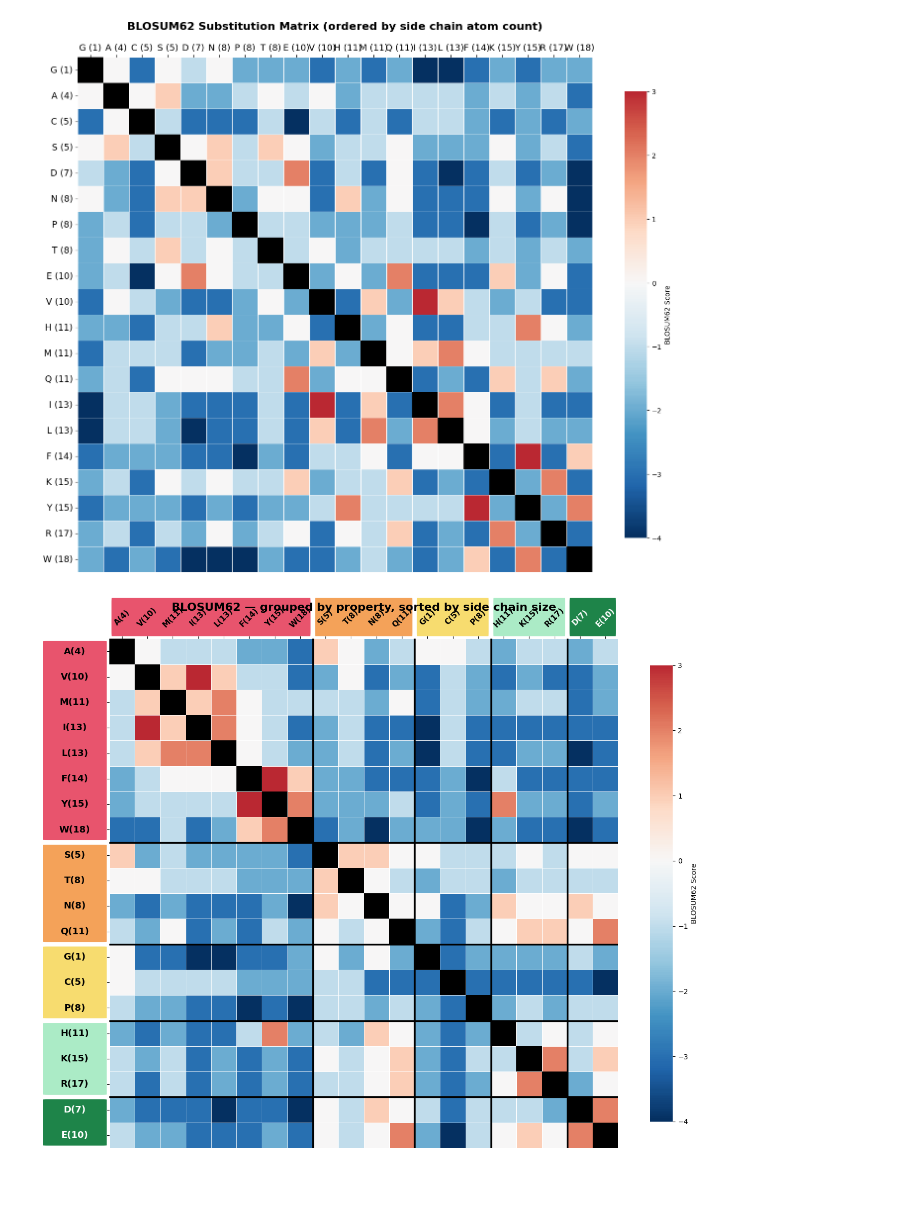
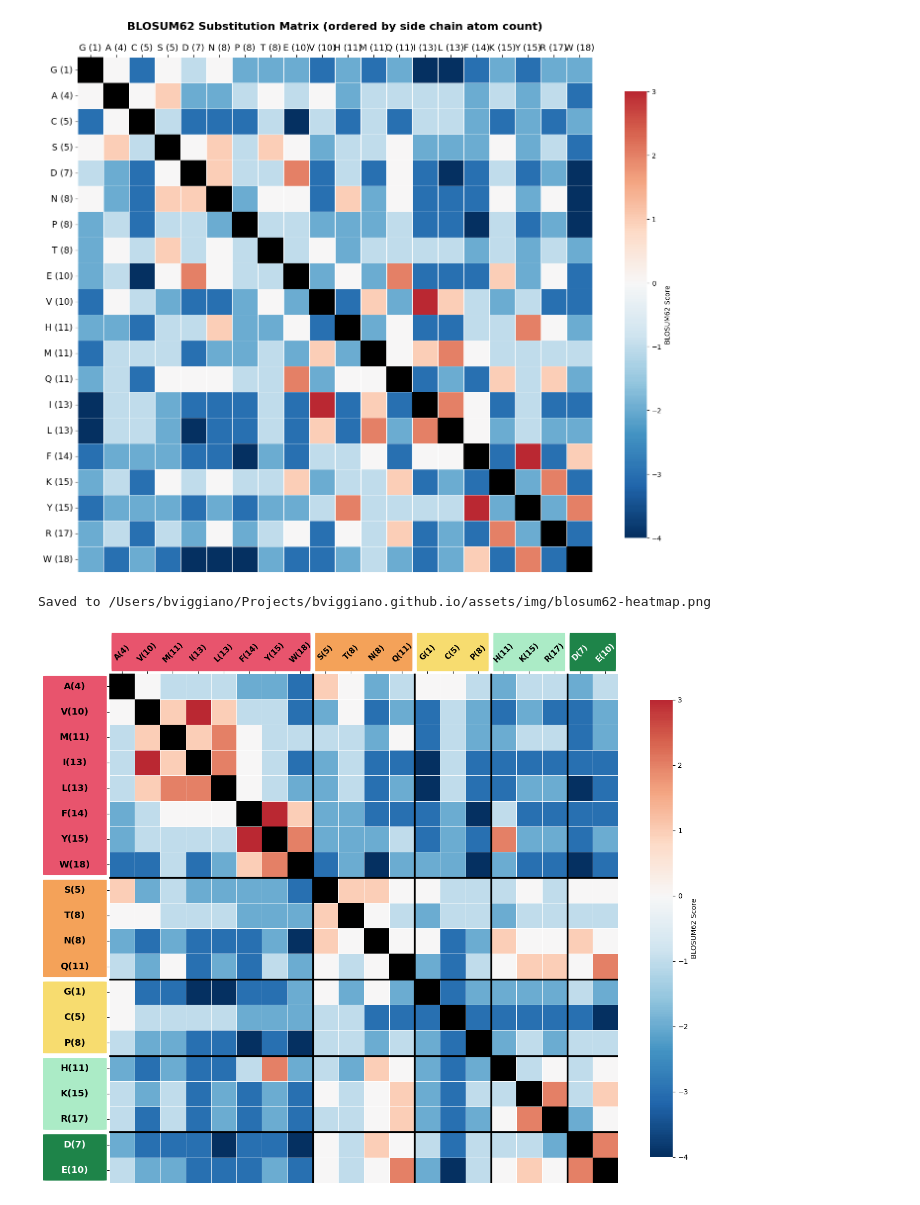
Before and after one commit to bviggiano/bviggiano.github.io, a Jupyter notebook: local_notebooks/blosum_heatmap.ipynb, the cells around one changed output. Saved outputs shown, nothing was run; the diff lists cells and outputs as text; code cells hidden in the pictures.

```diff
--- a/local_notebooks/blosum_heatmap.ipynb
+++ b/local_notebooks/blosum_heatmap.ipynb
@@ -337,6 +337,7 @@ plt.show()
 # %%
 from matplotlib.patches import FancyBboxPatch
 from matplotlib.transforms import blended_transform_factory
+from pathlib import Path
 
 # Mask the diagonal
 mask = np.eye(20, dtype=bool)
@@ -371,8 +372,6 @@ ax.set_xlabel("")
 ax.set_ylabel("")
 ax.set_xticklabels([])
 ax.set_yticklabels([])
-
-ax.set_title("BLOSUM62 — grouped by property, sorted by side chain size", fontsize=16, fontweight="bold", pad=40)
 
 # Group colors
 group_colors = [
@@ -402,31 +401,38 @@ trans_x = blended_transform_factory(ax.transData, ax.transAxes)
 for start, size, color in zip(starts, sizes, group_colors):
     rect = FancyBboxPatch(
         (start + 0.1, 1.015), size - 0.2, 0.055,
         transform=trans_x, clip_on=False,
         facecolor=color, edgecolor="none",
         boxstyle="round,pad=0.01",
     )
     ax.add_patch(rect)
 
 # Draw custom tick labels with side chain atom counts
 for i, aa in enumerate(amino_acids):
     color = "white" if i >= starts[-1] else "black"
     label = f"{aa}({sidechain_counts[aa]})"
     # Y-axis labels (left)
     ax.text(
         -0.068, i + 0.5, label,
         transform=trans_y, ha="center", va="center",
         fontsize=13, fontweight="bold", color=color, clip_on=False,
     )
     # X-axis labels (top)
     ax.text(
         i + 0.5, 1.042, label,
         transform=trans_x, ha="center", va="center",
         fontsize=11, fontweight="bold", color=color, clip_on=False,
         rotation=45,
     )
 
 plt.tight_layout()
+
+# Save at high DPI
+out_path = Path("../assets/img/blosum62-heatmap.png")
+fig.savefig(out_path, dpi=600, bbox_inches="tight", facecolor="white")
+print(f"Saved to {out_path.resolve()}")
+
 plt.show()
 # %% [output]
+Saved to /Users/bviggiano/Projects/bviggiano.github.io/assets/img/blosum62-heatmap.png
-[figure, old version]
+[figure, new version]
```
Also changed, not shown: 14 other files.
